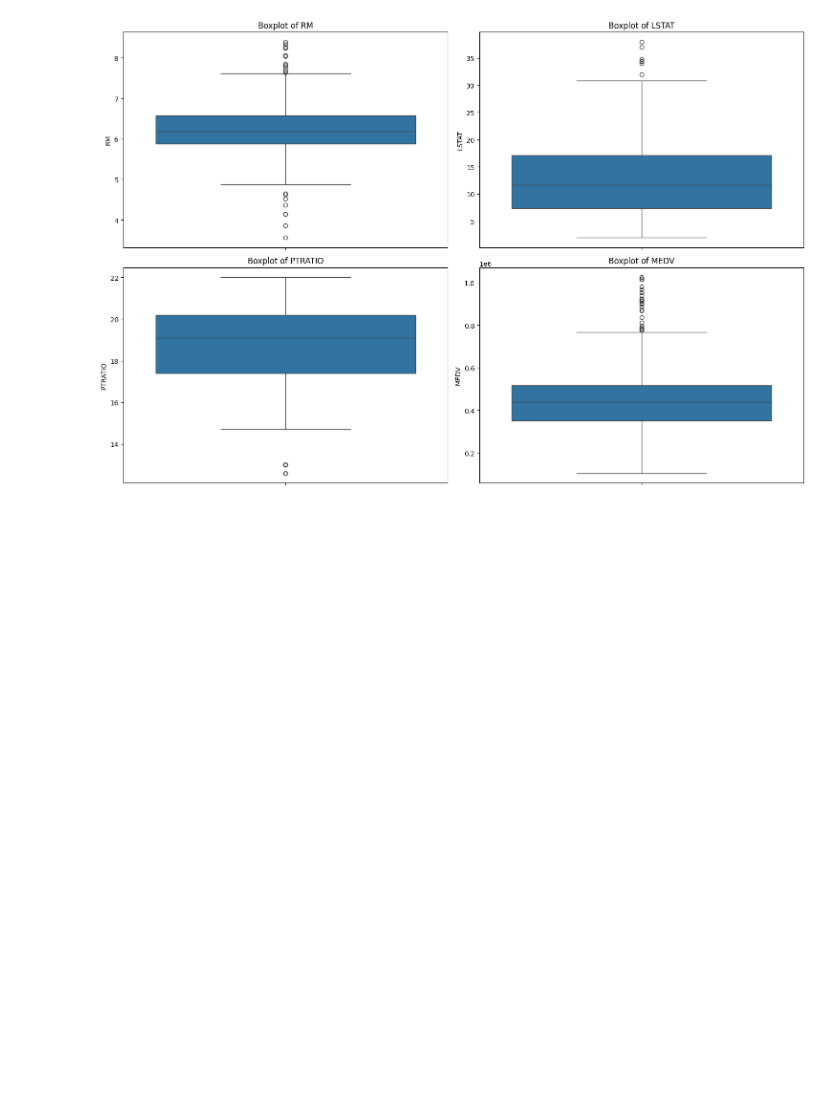
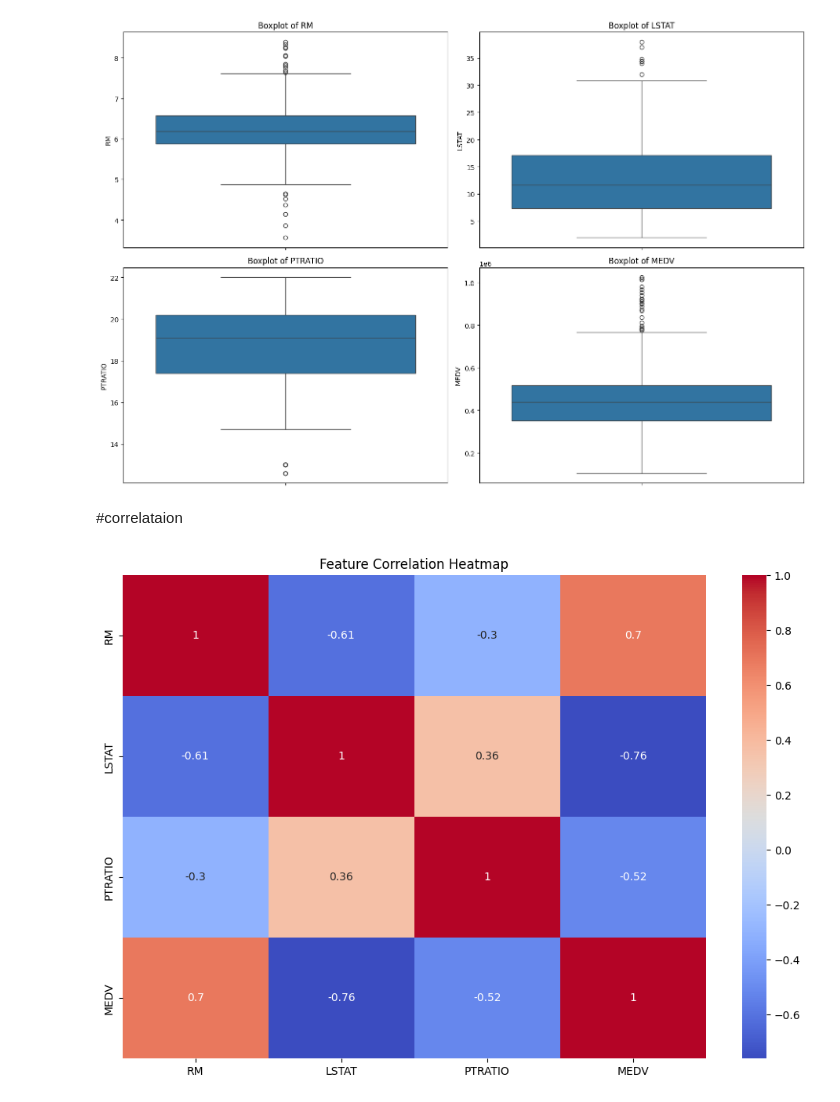
Before and after one commit to Mainabryan/Boston-Hoston-Prediction, a Jupyter notebook: Boston_house_prediction_(linear_multi_regression).ipynb, the cells around one changed output. Cells and saved outputs as stored; diff of their text form; code cells hidden in the pictures; blank space fills up the shorter version.

```diff
--- a/Boston_house_prediction_(linear_multi_regression).ipynb
+++ b/Boston_house_prediction_(linear_multi_regression).ipynb
@@ -141,3 +141,13 @@ plt.tight_layout()
 plt.show()
 # %% [output]
 [figure]
+# %% [markdown]
+#correlataion
+# %%
+plt.figure(figsize=(12,8))
+correlation = data.corr()
+sns.heatmap(correlation, annot=True, cmap='coolwarm')
+plt.title("Feature Correlation Heatmap")
+plt.show()
+# %% [output]
+[figure, added]
```
Also changed, not shown: parts of 7 cells of this notebook.
